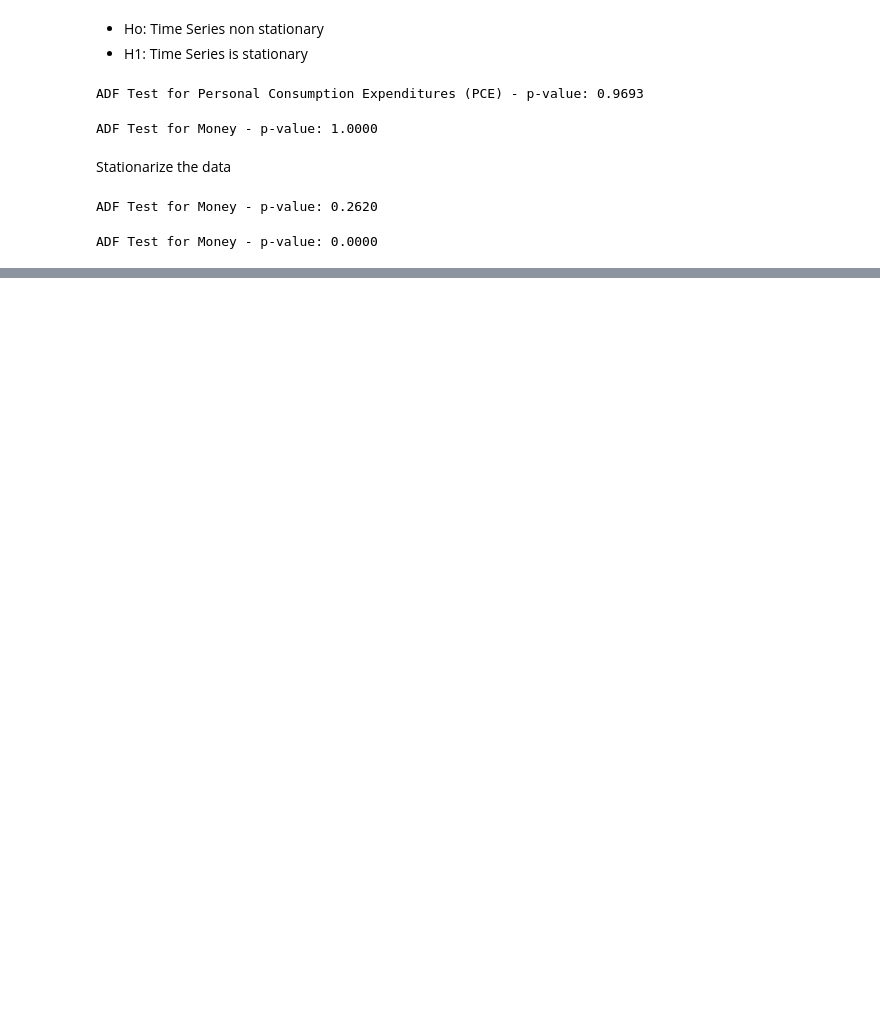
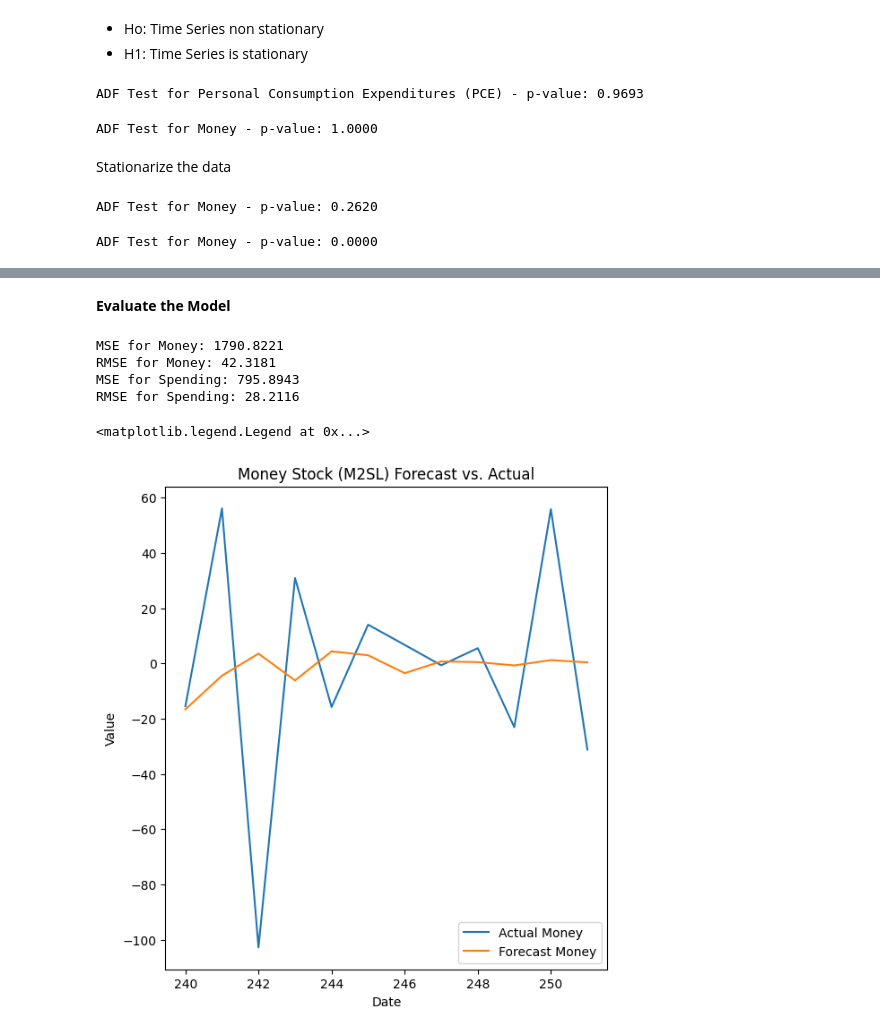
Before and after one commit to muniappabalaji/TimeSeries, a Jupyter notebook: Great_Learning_TSA_August2025.ipynb, the cells around one changed output, grey strips where cells are left out. Drawn from its saved outputs; the diff is of its cells as text; code cells hidden in the pictures; blank space fills up the shorter version.

```diff
--- a/Great_Learning_TSA_August2025.ipynb
+++ b/Great_Learning_TSA_August2025.ipynb
@@ -152,0 +193,3 @@ ADF Test for Money - p-value: 0.0000
+# %%
+train_data = pd.concat([train_money, train_spending], axis=1).dropna()
+train_data.columns =['Money_Diff_2', 'Spending_Diff_1']
@@ -152,0 +226,3 @@ ADF Test for Money - p-value: 0.0000
+# %%
+model_fitted = VAR(train_data).fit(5)
+print(model_fitted.summary())
@@ -152,0 +249,4 @@ ADF Test for Money - p-value: 0.0000
+# %%
+lag_order = 5
+forecast_input = train_data.values[-lag_order:]
+forecasts = model_fitted.forecast(y=forecast_input, steps=test_obs)
@@ -152,0 +270,2 @@ ADF Test for Money - p-value: 0.0000
+# %%
+forecasts_df = pd.DataFrame(forecasts, columns= ['Money_Diff_2_forecast','Spending_diff_1_forecast'], index=test_money.index)
@@ -152,0 +322,2 @@ ADF Test for Money - p-value: 0.0000
+# %% [markdown]
+**Evaluate the Model**
@@ -152,0 +331,22 @@ ADF Test for Money - p-value: 0.0000
+# %%
+print(f"MSE for Money: {mse_money:.4f}")
+print(f"RMSE for Money: {rmse_money:.4f}")
+print(f"MSE for Spending: {mse_spending:.4f}")
+print(f"RMSE for Spending: {rmse_spending:.4f}")
+# %% [output]
+MSE for Money: 1790.8221
+RMSE for Money: 42.3181
+MSE for Spending: 795.8943
+RMSE for Spending: 28.2116
+# %%
+plt.figure(figsize=(14, 7))
+plt.subplot(1,2,1)
+plt.plot(test_money.index, test_money, label='Actual Money')
+plt.plot(test_money.index, forecasts_df['Money_Diff_2_forecast'], label='Forecast Money')
+plt.xlabel('Date')
+plt.ylabel('Value')
+plt.title('Money Stock (M2SL) Forecast vs. Actual')
+plt.legend()
+# %% [output]
+<matplotlib.legend.Legend at 0x...>
+[figure, added]
```
Also changed, not shown: parts of 35 cells of this notebook.
